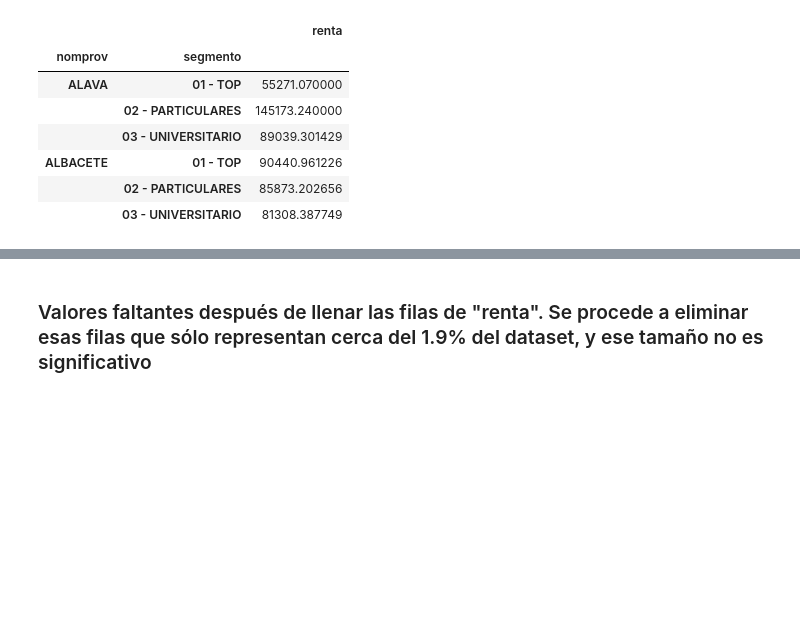
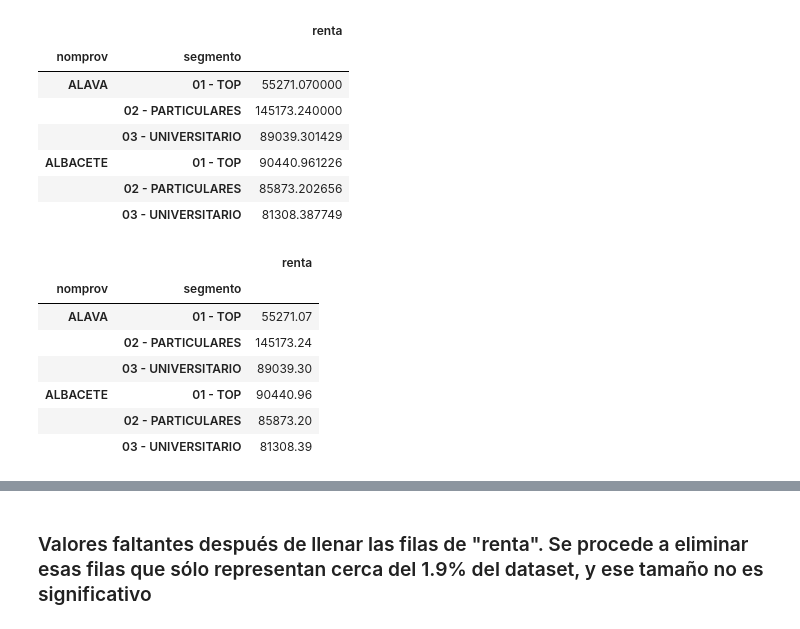
Before and after one commit to sergioml/degree_project, a Jupyter notebook: processing_data_v2.ipynb, the cells around one changed output, grey strips where cells are left out. Saved outputs shown, nothing was run; the diff lists cells and outputs as text; code cells hidden in the pictures; blank space fills up the shorter version.

```diff
--- a/processing_data_v2.ipynb
+++ b/processing_data_v2.ipynb
@@ -49,6 +51,18 @@ renta_by_seg.iloc[:6]
 | ALBACETE | 01 - TOP | 90440.961226 |
 |  | 02 - PARTICULARES | 85873.202656 |
 |  | 03 - UNIVERSITARIO | 81308.387749 |
+# %%
+renta_by_seg = renta_by_seg.loc[:, ['renta']].round(2)
+renta_by_seg.iloc[:6]
+# %% [output]
+|  |  | renta |
+| nomprov | segmento |  |
+| ALAVA | 01 - TOP | 55271.07 |
+|  | 02 - PARTICULARES | 145173.24 |
+|  | 03 - UNIVERSITARIO | 89039.30 |
+| ALBACETE | 01 - TOP | 90440.96 |
+|  | 02 - PARTICULARES | 85873.20 |
+|  | 03 - UNIVERSITARIO | 81308.39 |
 # %%
 %%time
 for i in renta_by_seg.index:
```
Also changed, not shown: parts of 16 cells of this notebook, 1 other file.
